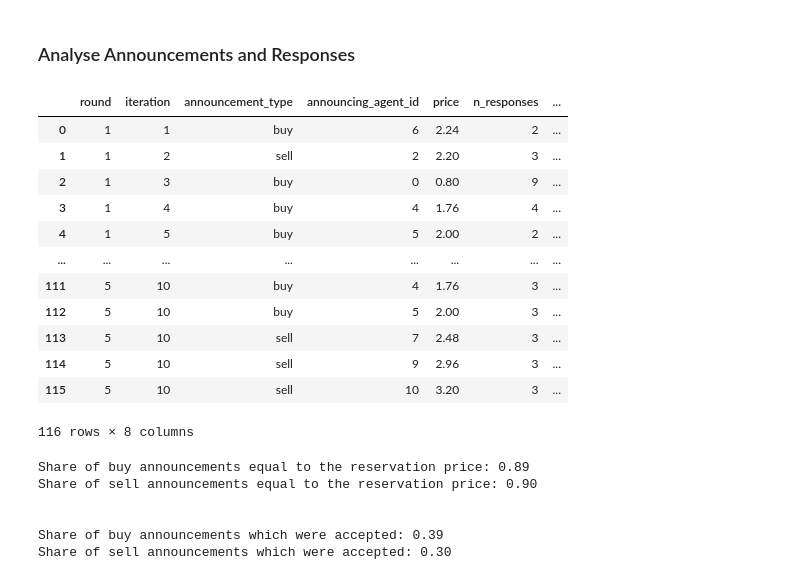
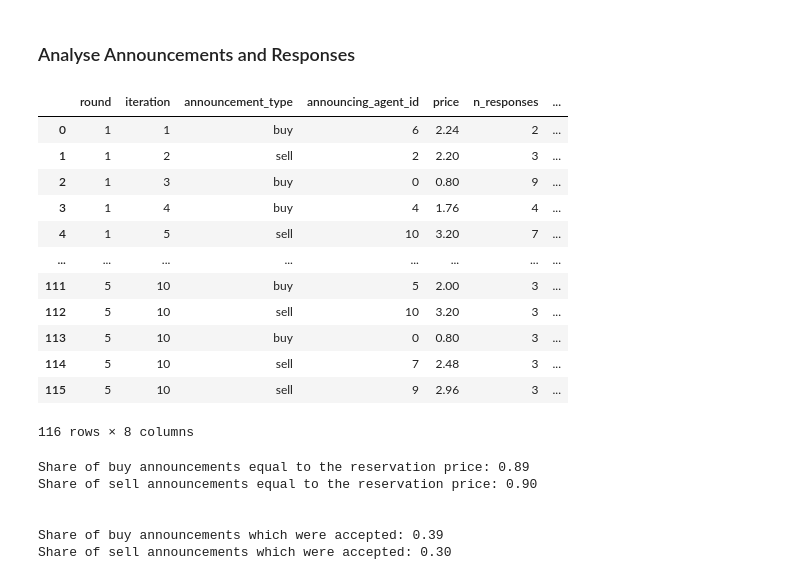
Before and after one commit to pawel-struski/market-equilibrium, a Jupyter notebook: results_analysis.ipynb, the cells around one changed output. Cells and saved outputs as stored; diff of their text form; code cells hidden in the pictures.

```diff
--- a/results_analysis.ipynb
+++ b/results_analysis.ipynb
@@ -368,27 +368,27 @@ Share of sell announcers: 0.37
 ### Analyse Announcements and Responses
 # %%
 df_announcements = df_data.groupby(['round', 'iteration', 'announcement_type', 'announcing_agent_id'],
-                as_index=False).agg({
+                as_index=False, sort=False).agg({
                     'price': 'first',
                     'announcement': 'count',
                     'announcing_agent_reservation_price': 'first',
                     'transaction': 'last'})
 
 df_announcements = df_announcements.rename(columns={'announcement': 'n_responses'})
 df_announcements
 # %% [output]
 |  | round | iteration | announcement_type | announcing_agent_id | price | n_responses | ... |
 | 0 | 1 | 1 | buy | 6 | 2.24 | 2 | ... |
 | 1 | 1 | 2 | sell | 2 | 2.20 | 3 | ... |
 | 2 | 1 | 3 | buy | 0 | 0.80 | 9 | ... |
 | 3 | 1 | 4 | buy | 4 | 1.76 | 4 | ... |
-| 4 | 1 | 5 | buy | 5 | 2.00 | 2 | ... |
+| 4 | 1 | 5 | sell | 10 | 3.20 | 7 | ... |
 | ... | ... | ... | ... | ... | ... | ... | ... |
-| 111 | 5 | 10 | buy | 4 | 1.76 | 3 | ... |
-| 112 | 5 | 10 | buy | 5 | 2.00 | 3 | ... |
-| 113 | 5 | 10 | sell | 7 | 2.48 | 3 | ... |
-| 114 | 5 | 10 | sell | 9 | 2.96 | 3 | ... |
-| 115 | 5 | 10 | sell | 10 | 3.20 | 3 | ... |
+| 111 | 5 | 10 | buy | 5 | 2.00 | 3 | ... |
+| 112 | 5 | 10 | sell | 10 | 3.20 | 3 | ... |
+| 113 | 5 | 10 | buy | 0 | 0.80 | 3 | ... |
+| 114 | 5 | 10 | sell | 7 | 2.48 | 3 | ... |
+| 115 | 5 | 10 | sell | 9 | 2.96 | 3 | ... |
 116 rows × 8 columns
 # %%
 df = df_announcements.copy()
```
Also changed, not shown: parts of 4 cells of this notebook.
